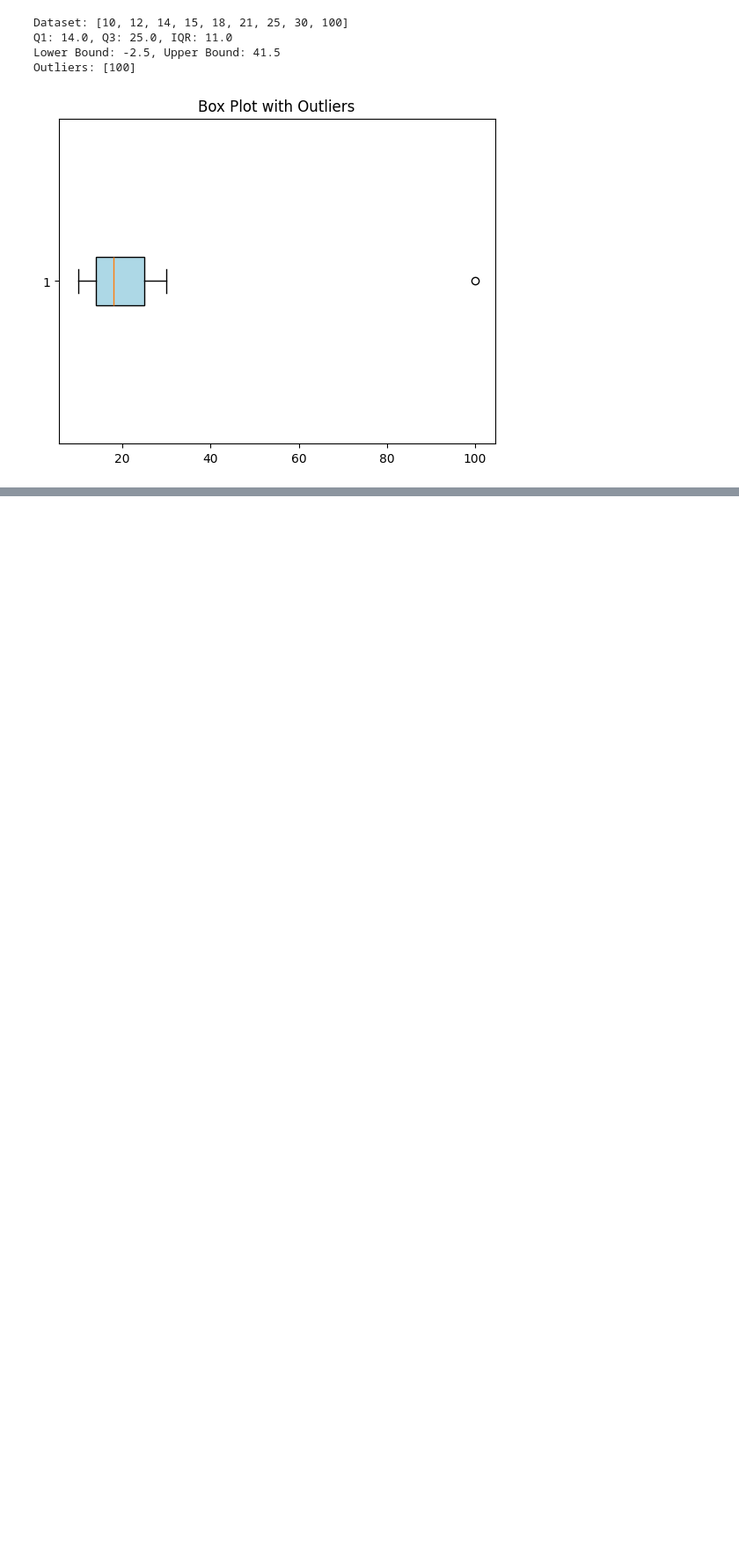
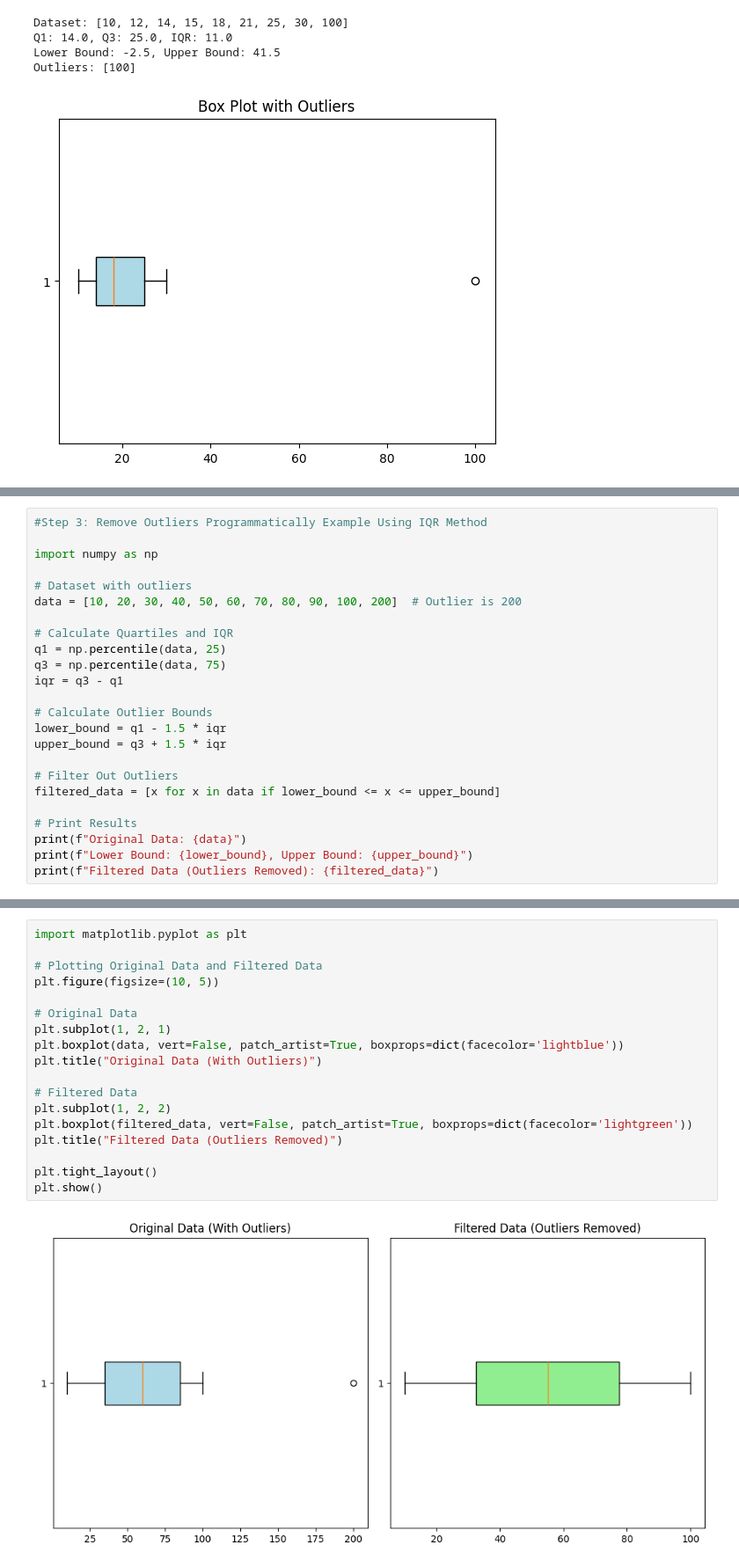
Before and after one commit to vigneshwarjayabal/Probability_and_statistic, a Jupyter notebook: Statistics.ipynb, the cells around one changed output, grey strips where cells are left out. Shown at 88% size. Saved outputs shown, nothing was run; the diff lists cells and outputs as text; blank space fills up the shorter version.

```diff
--- a/Statistics.ipynb
+++ b/Statistics.ipynb
@@ -195,0 +304,24 @@ Outliers: [100]
+# %%
+#Step 3: Remove Outliers Programmatically Example Using IQR Method
+
+import numpy as np
+
+# Dataset with outliers
+data = [10, 20, 30, 40, 50, 60, 70, 80, 90, 100, 200]  # Outlier is 200
+
+# Calculate Quartiles and IQR
+q1 = np.percentile(data, 25)
+q3 = np.percentile(data, 75)
+iqr = q3 - q1
+
+# Calculate Outlier Bounds
+lower_bound = q1 - 1.5 * iqr
+upper_bound = q3 + 1.5 * iqr
+
+# Filter Out Outliers
+filtered_data = [x for x in data if lower_bound <= x <= upper_bound]
+
+# Print Results
+print(f"Original Data: {data}")
+print(f"Lower Bound: {lower_bound}, Upper Bound: {upper_bound}")
+print(f"Filtered Data (Outliers Removed): {filtered_data}")
@@ -195,0 +332,20 @@ Outliers: [100]
+# %%
+import matplotlib.pyplot as plt
+
+# Plotting Original Data and Filtered Data
+plt.figure(figsize=(10, 5))
+
+# Original Data
+plt.subplot(1, 2, 1)
+plt.boxplot(data, vert=False, patch_artist=True, boxprops=dict(facecolor='lightblue'))
+plt.title("Original Data (With Outliers)")
+
+# Filtered Data
+plt.subplot(1, 2, 2)
+plt.boxplot(filtered_data, vert=False, patch_artist=True, boxprops=dict(facecolor='lightgreen'))
+plt.title("Filtered Data (Outliers Removed)")
+
+plt.tight_layout()
+plt.show()
+# %% [output]
+[figure, added]
```
Also changed, not shown: parts of 33 cells of this notebook.
